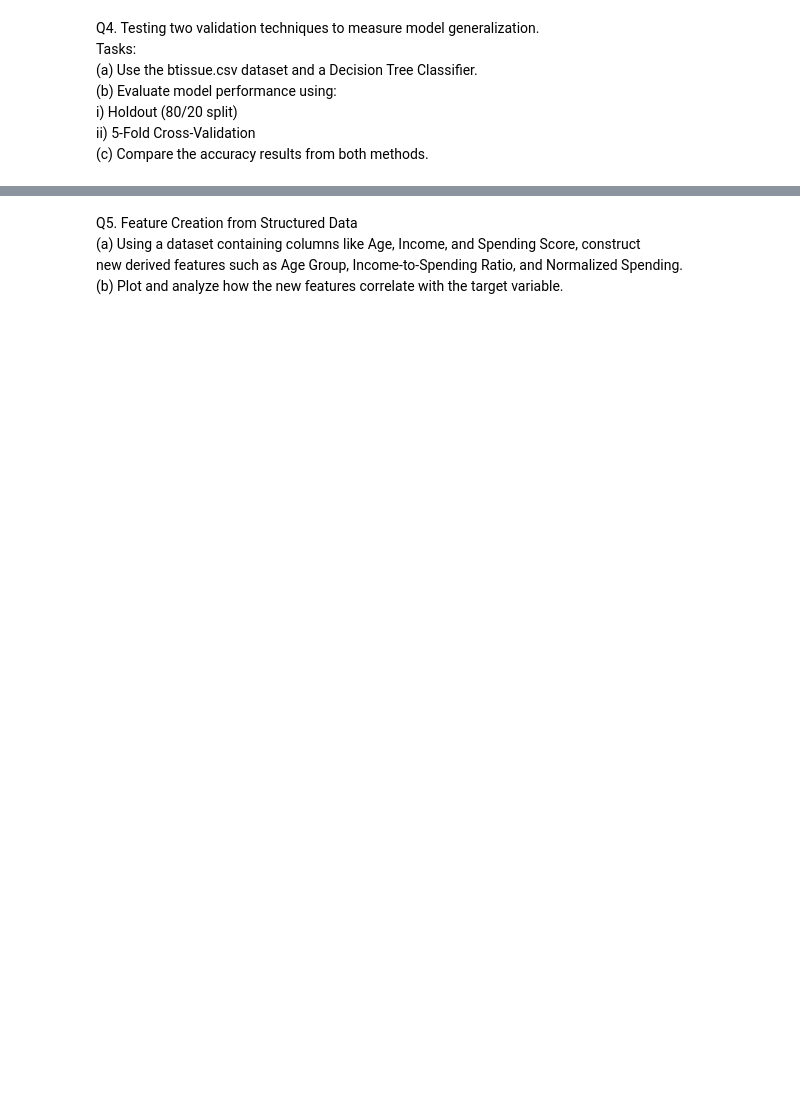
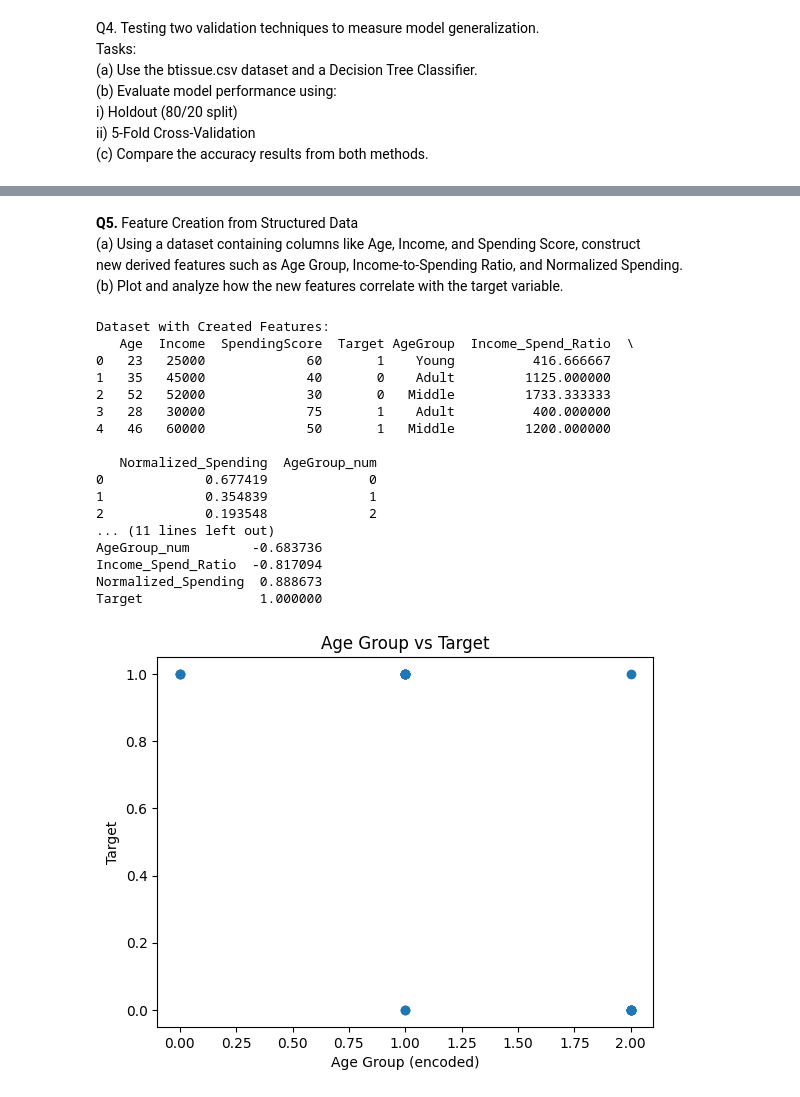
Before and after one commit to Swayam42/CollegeHub, a Jupyter notebook: 5th-SEM/ML-1/Assignments(Main)/A-02/A2.ipynb, the cells around one changed output, grey strips where cells are left out. Cells and saved outputs as stored; diff of their text form; code cells hidden in the pictures; blank space fills up the shorter version.

```diff
--- a/5th-SEM/ML-1/Assignments(Main)/A-02/A2.ipynb
+++ b/5th-SEM/ML-1/Assignments(Main)/A-02/A2.ipynb
@@ -158,5 +199,5 @@ print("Mean CV Accuracy:", cv_scores.mean())
 # %% [markdown]
-Q5. Feature Creation from Structured Data
+<b>Q5.</b> Feature Creation from Structured Data
 (a) Using a dataset containing columns like Age, Income, and Spending Score, construct
 new derived features such as Age Group, Income-to-Spending Ratio, and Normalized Spending.
 (b) Plot and analyze how the new features correlate with the target variable.
@@ -165,49 +206,71 @@ import pandas as pd
 from sklearn.preprocessing import MinMaxScaler
 import matplotlib.pyplot as plt
 
-# Load data
-df = pd.read_csv("data.csv")   # contains Age, Income, SpendingScore, Target
+df = pd.read_csv("data.csv")
 
-# -----------------------------
-# (a) Create new features
-# -----------------------------
+# Feature Engineering
 
-# Age Group
+# Age Group categorization
 df['AgeGroup'] = pd.cut(df['Age'],
                         bins=[0, 25, 45, 65, 100],
                         labels=['Young', 'Adult', 'Middle', 'Senior'])
 
-# Income-to-Spending Ratio
+# Income-to-Spending ratio
 df['Income_Spend_Ratio'] = df['Income'] / df['SpendingScore']
 
-# Normalized Spending
+# Normalized Spending Score
 scaler = MinMaxScaler()
 df['Normalized_Spending'] = scaler.fit_transform(df[['SpendingScore']])
 
+# Convert AgeGroup to numeric code
+df['AgeGroup_num'] = df['AgeGroup'].cat.codes
+
+print("\nDataset with Created Features:")
 print(df.head())
 
-# -----------------------------
-# (b) Correlation analysis
-# -----------------------------
+# Correlation Analysis
+print("\nCorrelation Matrix:")
+corr_matrix = df[['AgeGroup_num', 'Income_Spend_Ratio', 'Normalized_Spending', 'Target']].corr()
+print(corr_matrix)
 
-# Convert AgeGroup to numbers for correlation
-df['AgeGroup_num'] = df['AgeGroup'].cat.codes
+# Visualization
 
-# Plot each new feature vs target
+# Scatter plot 1:AgeGroup vs Target
 plt.scatter(df['AgeGroup_num'], df['Target'])
 plt.xlabel("Age Group (encoded)")
 plt.ylabel("Target")
 plt.title("Age Group vs Target")
 plt.show()
 
+# Scatter plot 2: Income-to-Spending Ratio vs Target
 plt.scatter(df['Income_Spend_Ratio'], df['Target'])
 plt.xlabel("Income/Spending Ratio")
 plt.ylabel("Target")
 plt.title("Income-to-Spending Ratio vs Target")
 plt.show()
 
+# Scatter plot 3: Normalized Spending vs Target
 plt.scatter(df['Normalized_Spending'], df['Target'])
 plt.xlabel("Normalized Spending")
 plt.ylabel("Target")
 plt.title("Normalized Spending vs Target")
 plt.show()
+# %% [output]
+Dataset with Created Features:
+   Age  Income  SpendingScore  Target AgeGroup  Income_Spend_Ratio  \
+0   23   25000             60       1    Young          416.666667
+1   35   45000             40       0    Adult         1125.000000
+2   52   52000             30       0   Middle         1733.333333
+3   28   30000             75       1    Adult          400.000000
+4   46   60000             50       1   Middle         1200.000000
+
+   Normalized_Spending  AgeGroup_num
+0             0.677419             0
+1             0.354839             1
+2             0.193548             2
+... (11 lines left out)
+AgeGroup_num        -0.683736
+Income_Spend_Ratio  -0.817094
+Normalized_Spending  0.888673
+Target               1.000000
+[figure, added]
```
Also changed, not shown: parts of 11 cells of this notebook, 1 other file.
